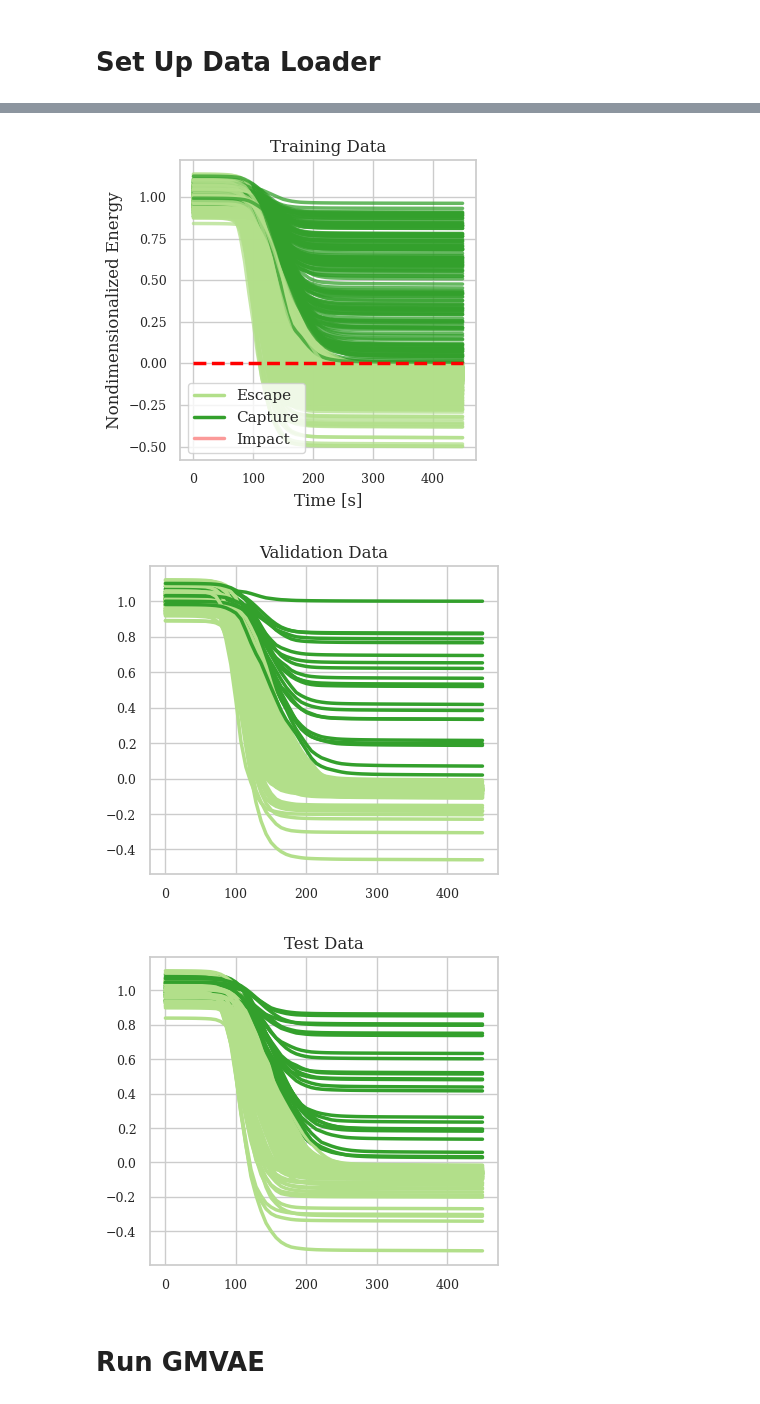
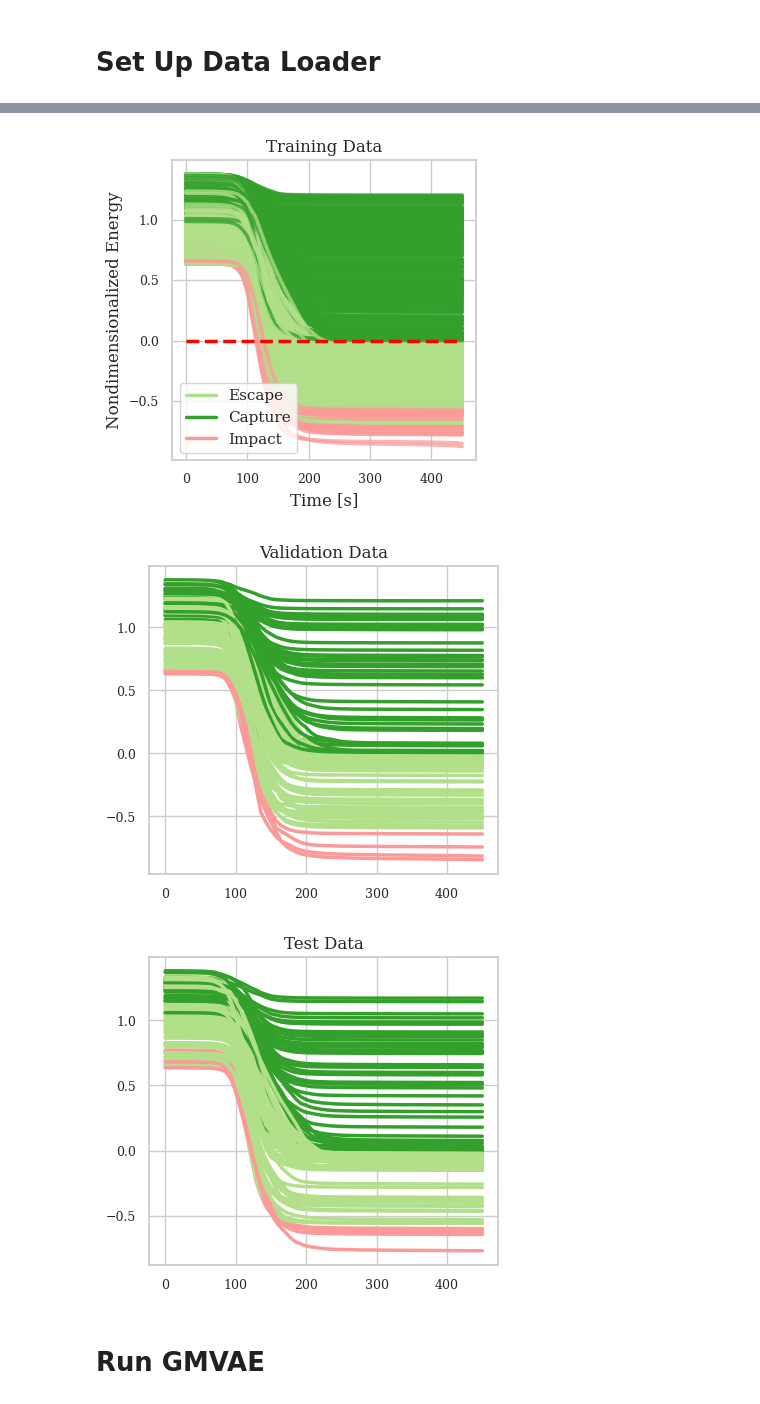
Before and after one commit to gcalkins64/pipag_training, a Jupyter notebook: JP_gmvae_aerocapture_BASE.ipynb, the cells around one changed output, grey strips where cells are left out. Cells and saved outputs as stored; diff of their text form; code cells hidden in the pictures.

```diff
--- a/JP_gmvae_aerocapture_BASE.ipynb
+++ b/JP_gmvae_aerocapture_BASE.ipynb
@@ -140,0 +141,9 @@ Filepath postfix: _42_1024_128_128_32_16_5_5_0.001000_128_0.001000_0.000010_3000
+# %%
+data = 'UOP_uniform_pGRAM_2000_data_energy_scaled_downsampled_'
+inds = 'UOP_uniform_pGRAM_2000_inds_energy_scaled_downsampled_'
+data_dir = os.path.join("drive", "MyDrive", "JP_gmvae_data", f"{data}.json")
+
+with open(os.path.join("drive", "MyDrive", "JP_gmvae_data", f"{inds}.json"), 'r') as f:
+  sample_list_load = json.load(f)
+sample_list = sample_list_load['sample_list']
+print(sample_list)
@@ -141,15 +152,9 @@ Filepath postfix: _42_1024_128_128_32_16_5_5_0.001000_128_0.001000_0.000010_3000
 # %%
-# data = 'UOP_inc_lit_disps_5000_data_energy_scaled_downsampled_'
-# data = 'UOP_near_crash_5000_data_energy_scaled_downsampled_'
-data = 'UOP_near_crash_extend_5000_data_energy_scaled_downsampled_'
-# data = 'UOP_near_crash_steeper_5000_data_energy_scaled_downsampled_'
-data_dir = os.path.join("drive", "MyDrive", "JP_gmvae_data", f"{data}.json")
-
 data_module = AerocaptureDataModuleCUDA(data_dir=data_dir, n_train=n_train, n_val=n_val, n_test=n_test,
                                   train_batch=batch_size, val_batch=batch_size, test_batch=batch_size,
                                   num_workers=0)
 
-data_module.setup("fit")
+data_module.setup("fit", sample_list = sample_list)
 
 train_loader = data_module.train_dataloader()
 val_loader = data_module.val_dataloader()
@@ -195,6 +200,6 @@ Loading File...
-[figure, old version]
+[figure, new version]
-[figure, old version]
+[figure, new version]
-[figure, old version]
+[figure, new version]
 # %% [markdown]
 # Run GMVAE
 # %%
```
Also changed, not shown: parts of 7 cells of this notebook.
